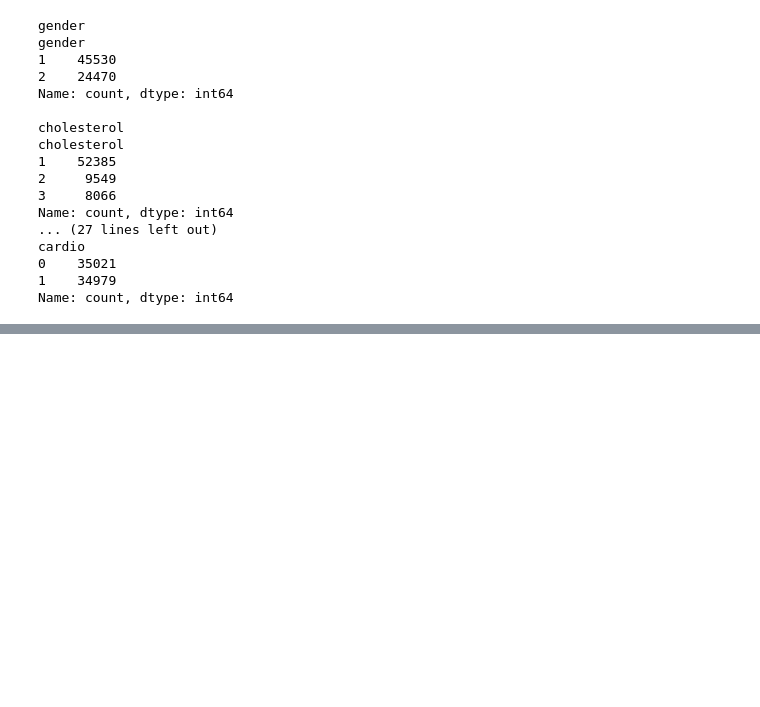
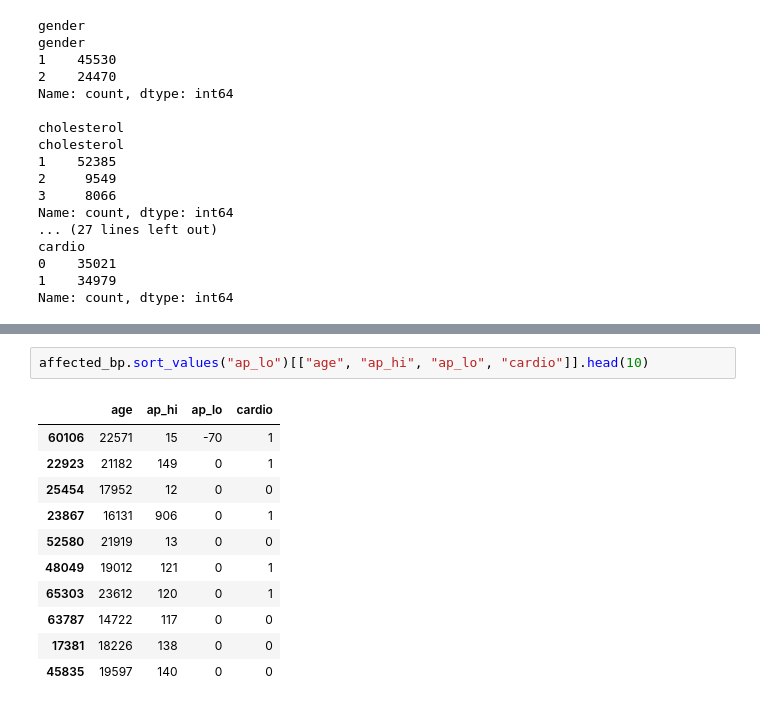
Before and after one commit to syedrafayalijafry/cardiovascular-disease-prediction, a Jupyter notebook: notebooks/01_data_investigation.ipynb, the cells around one changed output, grey strips where cells are left out. Drawn from its saved outputs; the diff is of its cells as text; blank space fills up the shorter version.

```diff
--- a/notebooks/01_data_investigation.ipynb
+++ b/notebooks/01_data_investigation.ipynb
@@ -139,0 +403,14 @@ Name: count, dtype: int64
+# %%
+affected_bp.sort_values("ap_lo")[["age", "ap_hi", "ap_lo", "cardio"]].head(10)
+# %% [output]
+|  | age | ap_hi | ap_lo | cardio |
+| 60106 | 22571 | 15 | -70 | 1 |
+| 22923 | 21182 | 149 | 0 | 1 |
+| 25454 | 17952 | 12 | 0 | 0 |
+| 23867 | 16131 | 906 | 0 | 1 |
+| 52580 | 21919 | 13 | 0 | 0 |
+| 48049 | 19012 | 121 | 0 | 1 |
+| 65303 | 23612 | 120 | 0 | 1 |
+| 63787 | 14722 | 117 | 0 | 0 |
+| 17381 | 18226 | 138 | 0 | 0 |
+| 45835 | 19597 | 140 | 0 | 0 |
```
Also changed, not shown: parts of 19 cells of this notebook.
